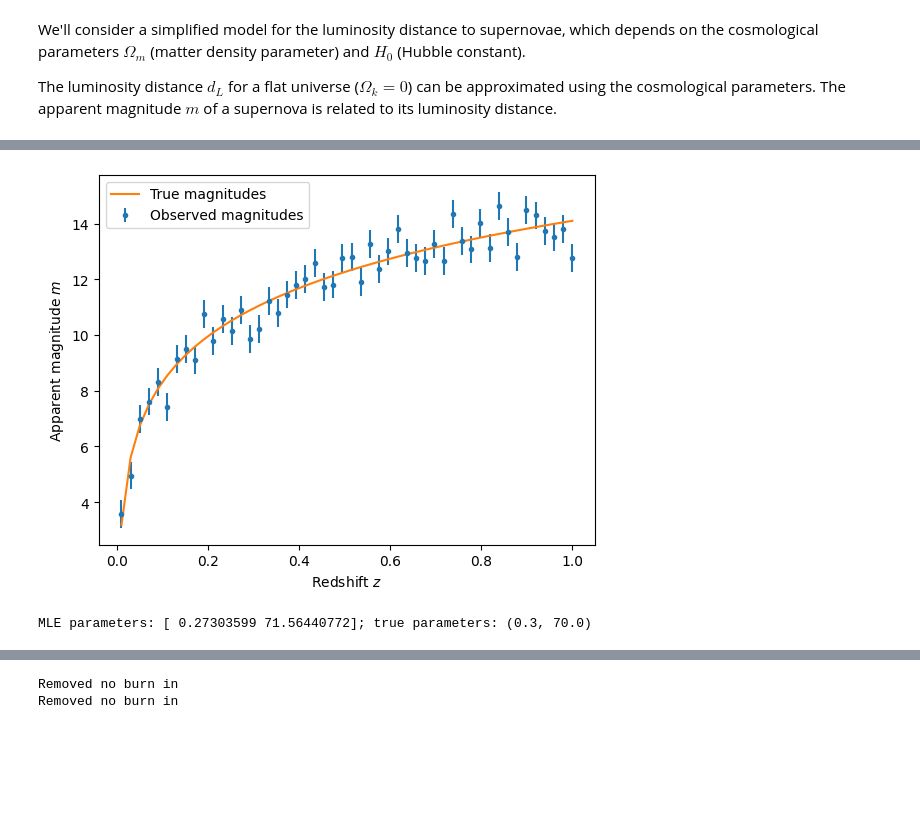
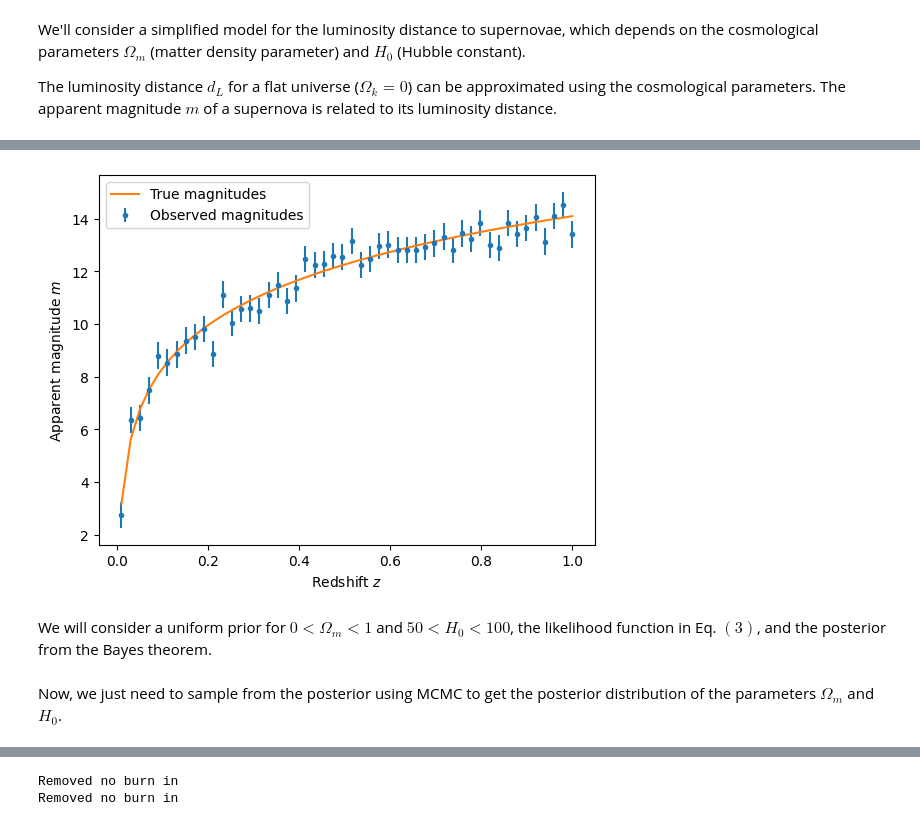
Before and after one commit to astrostatistics-in-crete/2024_summer_school, a Jupyter notebook: 13_SBI/SBI_answerkey.ipynb, the cells around one changed output, grey strips where cells are left out. Saved outputs shown, nothing was run; the diff lists cells and outputs as text; code cells hidden in the pictures; blank space fills up the shorter version.

```diff
--- a/13_SBI/SBI_answerkey.ipynb
+++ b/13_SBI/SBI_answerkey.ipynb
@@ -61,35 +116,49 @@ where $N$ is the number of supernovae, $m_{\text{obs},i}$ is the observed appare
 # %%
 # Constants
 c = 299792.458  # Speed of light in km/s
 
 # True cosmological parameters
 true_Omega_m = 0.3
 true_H0 = 70.0  # Hubble constant in km/s/Mpc
 
 # Redshifts of the supernovae
 z = np.linspace(0.01, 1.0, 50)
 
+# Noise level in the observed magnitudes
+sigma = 0.5
+
 # Luminosity distance function
 def luminosity_distance(z, Omega_m, H0):
+    """ Calculate the luminosity distance for a given redshift, Omega_m and H0 """
     integrand = lambda z_prime: 1.0 / np.sqrt(Omega_m * (1 + z_prime)**3 + (1 - Omega_m))
     d_L = np.array([quad(integrand, 0, z_i)[0] for z_i in z])
     return (c * (1 + z) * d_L) / H0
 
 # Generate synthetic data
 d_L_true = luminosity_distance(z, true_Omega_m, true_H0)
 m_true = 5 * np.log10(d_L_true / 10)
-m_obs = m_true + np.random.normal(0, 0.5, len(m_true))  # Adding Gaussian noise
+m_obs = m_true + np.random.normal(0, sigma, len(m_true))  # Adding Gaussian noise
 
 # Plot synthetic data
 plt.errorbar(z, m_obs, yerr=0.5, fmt='.', label='Observed magnitudes')
 plt.plot(z, m_true, label='True magnitudes')
 plt.xlabel('Redshift $z$')
 plt.ylabel('Apparent magnitude $m$')
 plt.legend()
 plt.show()
 # %% [output]
-[figure, old version]
+[figure, new version]
+# %% [markdown]
+We will consider a uniform prior for $ 0 < \Omega_m < 1$ and $50 < H_0 < 100$, the likelihood function in Eq. $(3)$, and the posterior from the Bayes theorem.
 # %%
+# Log-prior function
+def log_prior(params):
+    Omega_m, H0 = params
+    if 0 < Omega_m < 1 and 50 < H0 < 100:
+        return 0
+    else:
+        return -np.inf
+
 # Define the log-likelihood function
 def log_like(params, z, m_obs):
     Omega_m, H0 = params
@@ -98,12 +167,10 @@ def log_like(params, z, m_obs):
     sigma_m = 0.5  # Assumed standard deviation of magnitudes
     return -0.5 * np.sum(((m_obs - m_th) / sigma_m)**2)
 
-# Initial guess for the parameters
-initial_guess = [0.5, 60.0]
-
-# Perform the optimization using basinhopping
-minimizer_kwargs = {"method": "L-BFGS-B", "bounds": ((0, 1), (50, 100))}
-opt = basinhopping(lambda params: -log_like(params, z, m_obs), initial_guess, minimizer_kwargs=minimizer_kwargs)
-print("MLE parameters: {}; true parameters: {}".format(opt.x, (true_Omega_m, true_H0)))
+# Log-posterior function
+def log_post(params, z, m_obs):
+    lp = log_prior(params)
+    if not np.isfinite(lp):
+        return -np.inf
+    else:
+        return lp + log_like(params, z, m_obs)
-# %% [output]
-MLE parameters: [ 0.27303599 71.56440772]; true parameters: (0.3, 70.0)
@@ -126,3 +177,5 @@ def log_post(params, z, m_obs):
+# %% [markdown]
+Now, we just need to sample from the posterior using MCMC to get the posterior distribution of the parameters $\Omega_m$ and $H_0$.
 # %%
 # Sampling with `emcee`
 ndim, nwalkers = 2, 32
```
Also changed, not shown: parts of 56 cells of this notebook, 7 other files.
